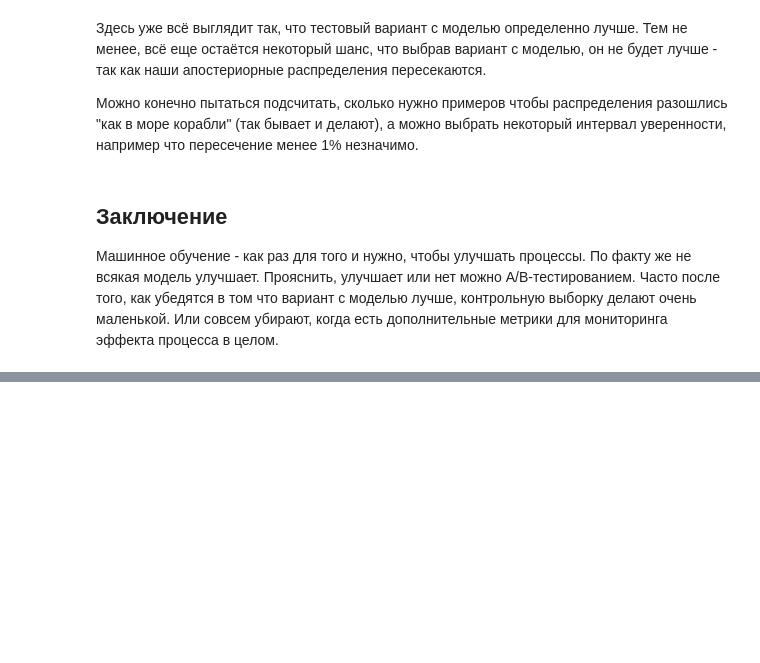
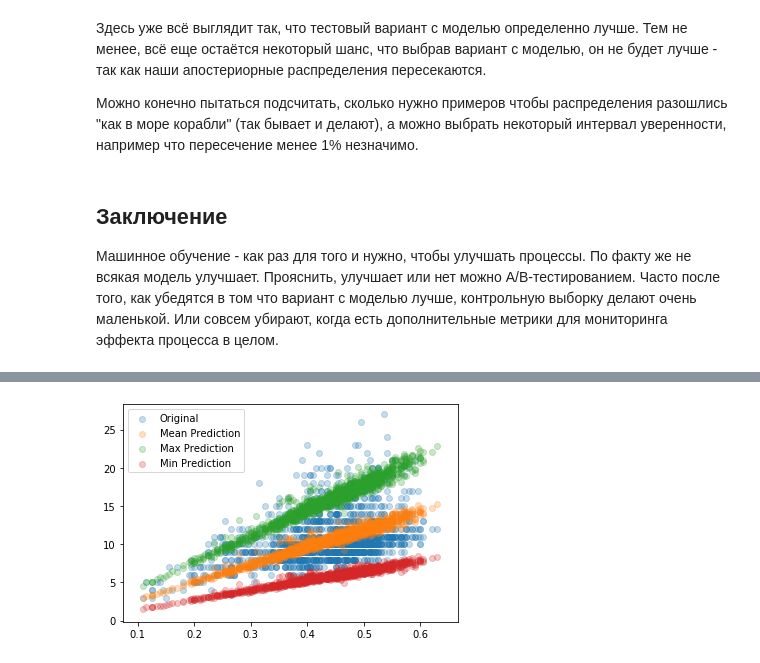
Before and after one commit to timeseries-ru/course, a Jupyter notebook: day_5.ipynb, the cells around one changed output, grey strips where cells are left out. Saved outputs shown, nothing was run; the diff lists cells and outputs as text; code cells hidden in the pictures; blank space fills up the shorter version.

```diff
--- a/day_5.ipynb
+++ b/day_5.ipynb
@@ -508,0 +581,12 @@ plot_beta(test_errors + new_test_errors, test_size + new_test_size - test_errors
+# %%
+def male_predict(data, operation=np.mean):
+    return operation(male_traces['alpha'][::2]) * data['diameter'] + operation(male_traces['beta'][::2]) * data['whole weight'] ** (1 / 3) + \
+           operation(male_traces['gamma'][::2]) * data['shucked weight'] ** (1 / 3) + operation(male_traces['delta'][::2])
+
+plt.scatter(male.diameter, male[target], alpha=0.25, label='Original');
+plt.scatter(male.diameter, male_predict(male), alpha=0.25, label='Mean Prediction');
+plt.scatter(male.diameter, male_predict(male, operation=np.max), alpha=0.25, label='Max Prediction');
+plt.scatter(male.diameter, male_predict(male, operation=np.min), alpha=0.25, label='Min Prediction');
+plt.legend(loc='best');
+# %% [output]
+[figure, added]
```
Also changed, not shown: parts of 9 cells of this notebook.
